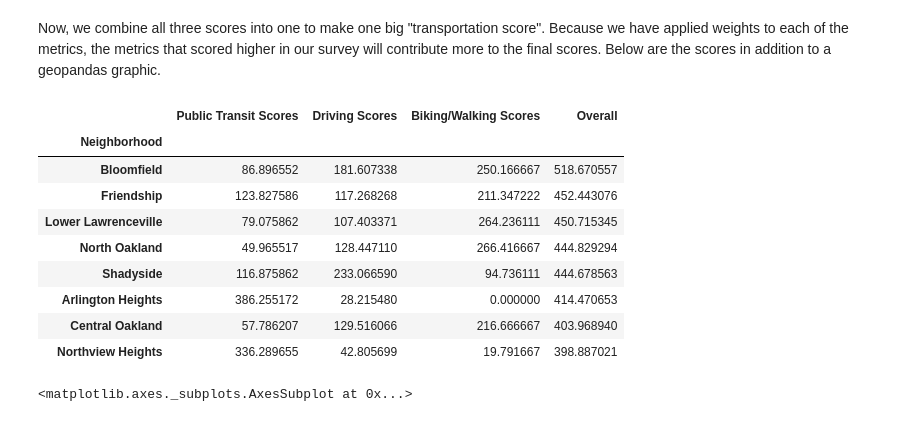
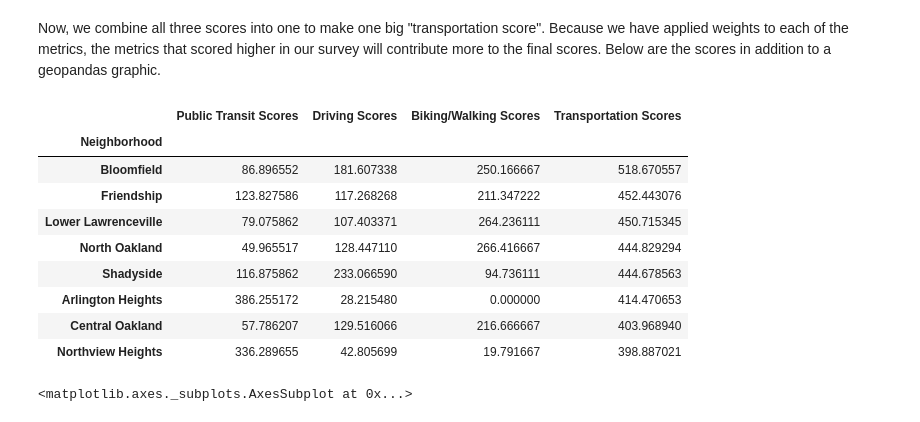
Before and after one commit to Nick0306/Big_Ideas_Final_Project, a Jupyter notebook: Dataset Notebooks/Transportation.ipynb, the cells around one changed output. Cells and saved outputs as stored; diff of their text form; code cells hidden in the pictures.

```diff
--- a/Dataset Notebooks/Transportation.ipynb
+++ b/Dataset Notebooks/Transportation.ipynb
@@ -271,16 +271,16 @@ Geopandas reveals that the communities that do a lot of biking/walking to work a
 Now, we combine all three scores into one to make one big "transportation score". Because we have applied weights to each of the metrics, the metrics that scored higher in our survey will contribute more to the final scores. Below are the scores in addition to a geopandas graphic.
 # %%
 overall_scores = pd.concat([pt_scores.iloc[0:,1:2], driving_scores.iloc[0:,3:4], bw_scores.iloc[0:,2:3]], axis=1, join='inner')
-overall_scores["Overall"] = np.nan
+overall_scores["Transportation Scores"] = np.nan
 for x in range (len(overall_scores)):
     overall_scores.iloc[x,3] = 0
     for y in range (3):
         overall_scores.iloc[x,3] += overall_scores.iloc[x,y]
-overall_scores = overall_scores.sort_values(by=['Overall'], ascending = False)
+overall_scores = overall_scores.sort_values(by=['Transportation Scores'], ascending = False)
 overall_scores.to_csv('transportation_scores.csv')
 overall_scores.head(8)
 # %% [output]
-|  | Public Transit Scores | Driving Scores | Biking/Walking Scores | Overall |
+|  | Public Transit Scores | Driving Scores | Biking/Walking Scores | Transportation Scores |
 | Neighborhood |  |  |  |  |
 | Bloomfield | 86.896552 | 181.607338 | 250.166667 | 518.670557 |
 | Friendship | 123.827586 | 117.268268 | 211.347222 | 452.443076 |
```
Also changed, not shown: parts of 1 cell of this notebook, 2 other files.
